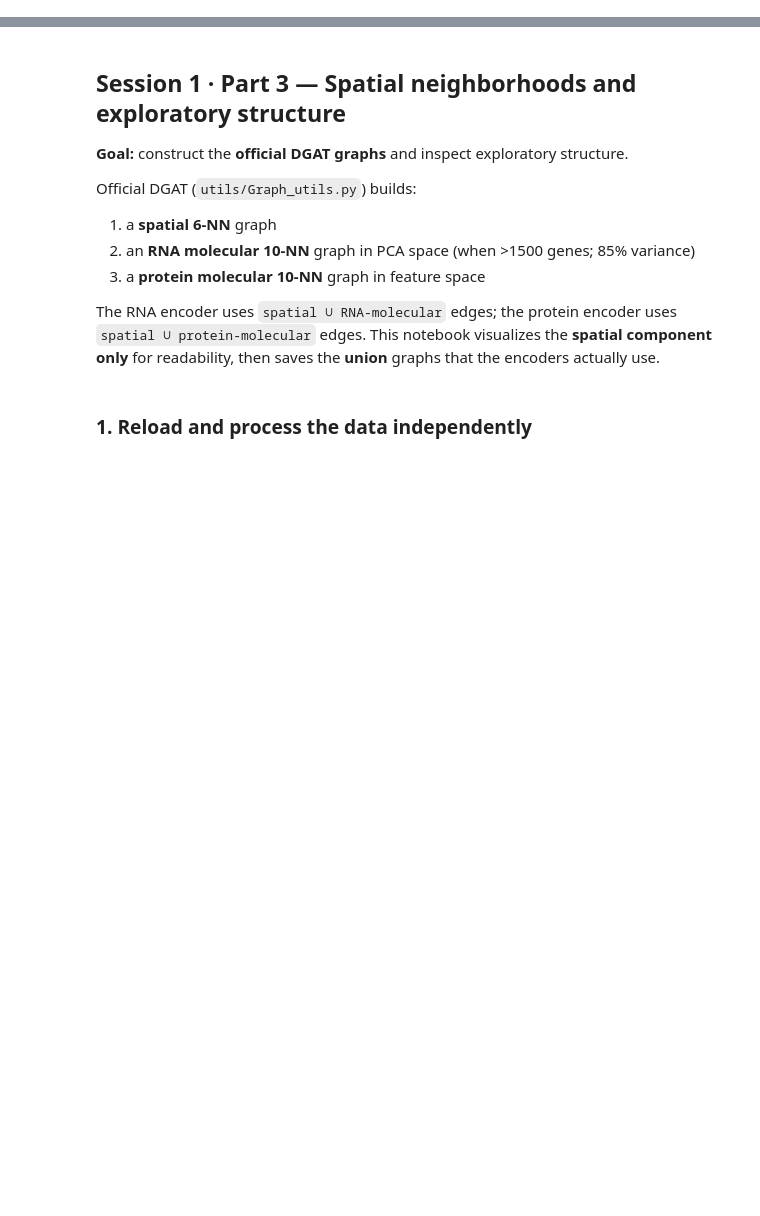
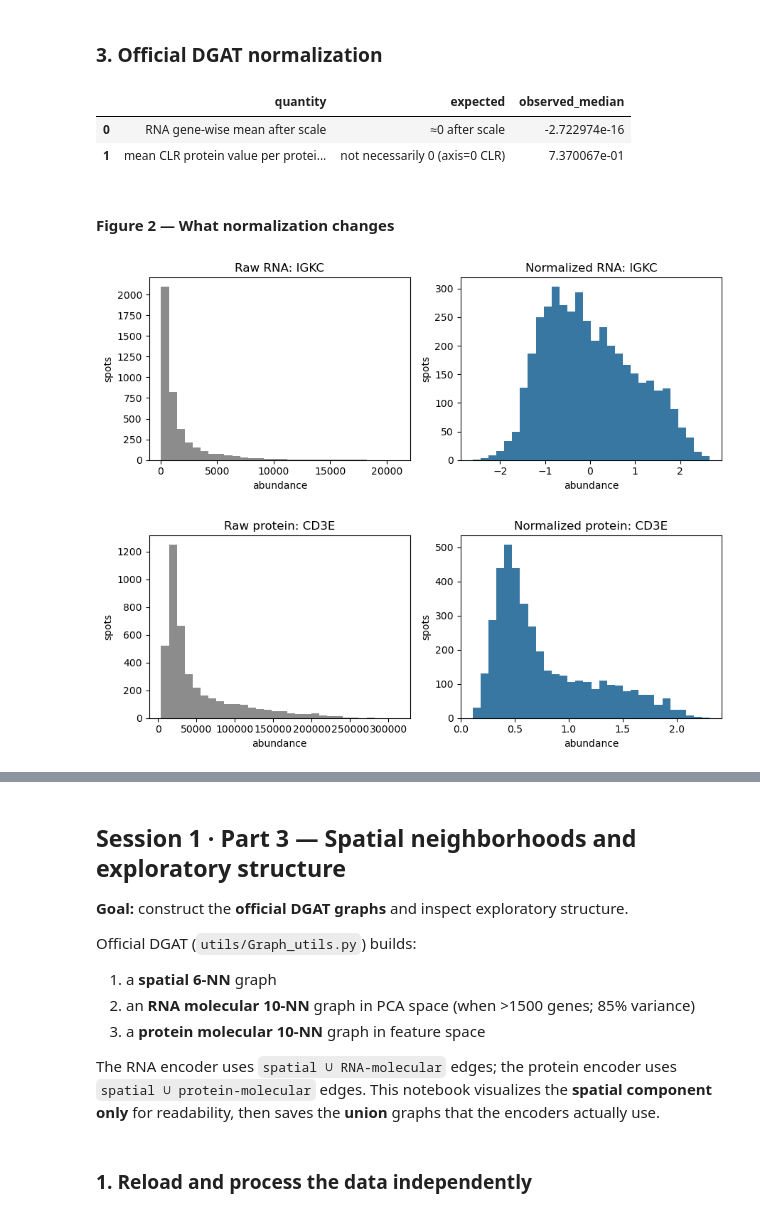
Before and after one commit to osmanbeyoglulab/ECCB-2026-Tutorial, a Jupyter notebook: hands-on_tutorial/notebooks/session_01/session_01_data_and_spatial.ipynb, the cells around one changed output, grey strips where cells are left out. Saved outputs shown, nothing was run; the diff lists cells and outputs as text; code cells hidden in the pictures; blank space fills up the shorter version.

```diff
--- a/hands-on_tutorial/notebooks/session_01/02_spatial_context.ipynb
+++ b/hands-on_tutorial/notebooks/session_01/session_01_data_and_spatial.ipynb
@@ -34,0 +362,38 @@ Tutorial root: /Users/zmengaf/Documents/ECCB tuto/hands-on_tutorial
+# %% [markdown]
+### 3. Official DGAT normalization
+# %%
+# These matrices were produced above by DGAT's own normalize(...).
+rna_normalized = processed.normalized_transcripts
+protein_normalized = processed.normalized_proteins
+
+normalization_checks = pd.DataFrame({
+    "quantity": [
+        "RNA gene-wise mean after scale",
+        "mean CLR protein value per protein (muon axis=0)",
+    ],
+    "expected": ["≈0 after scale", "not necessarily 0 (axis=0 CLR)"],
+    "observed_median": [
+        float(rna_normalized.mean(axis=0).median()),
+        float(protein_normalized.mean(axis=0).median()),
+    ],
+})
+normalization_checks
+# %% [output]
+|  | quantity | expected | observed_median |
+| 0 | RNA gene-wise mean after scale | ≈0 after scale | -2.722974e-16 |
+| 1 | mean CLR protein value per protei... | not necessarily 0 (axis=0 CLR) | 7.370067e-01 |
+# %% [markdown]
+#### Figure 2 — What normalization changes
+# %%
+rna_feature = filtered_rna.var(axis=0).idxmax()
+protein_feature = filtered_protein.var(axis=0).idxmax()
+rna_fig, _ = plot_raw_vs_normalized(filtered_rna, rna_normalized, rna_feature, "RNA")
+protein_fig, _ = plot_raw_vs_normalized(filtered_protein, protein_normalized, protein_feature, "protein")
+rna_norm_path = paths.figures / "session01_rna_raw_vs_normalized.png"
+protein_norm_path = paths.figures / "session01_protein_raw_vs_normalized.png"
+rna_fig.savefig(rna_norm_path, dpi=160, bbox_inches="tight")
+protein_fig.savefig(protein_norm_path, dpi=160, bbox_inches="tight")
+plt.show()
+# %% [output]
+[figure, added]
+[figure, added]
```
Also changed, not shown: parts of 26 cells of this notebook, 16 other files.
